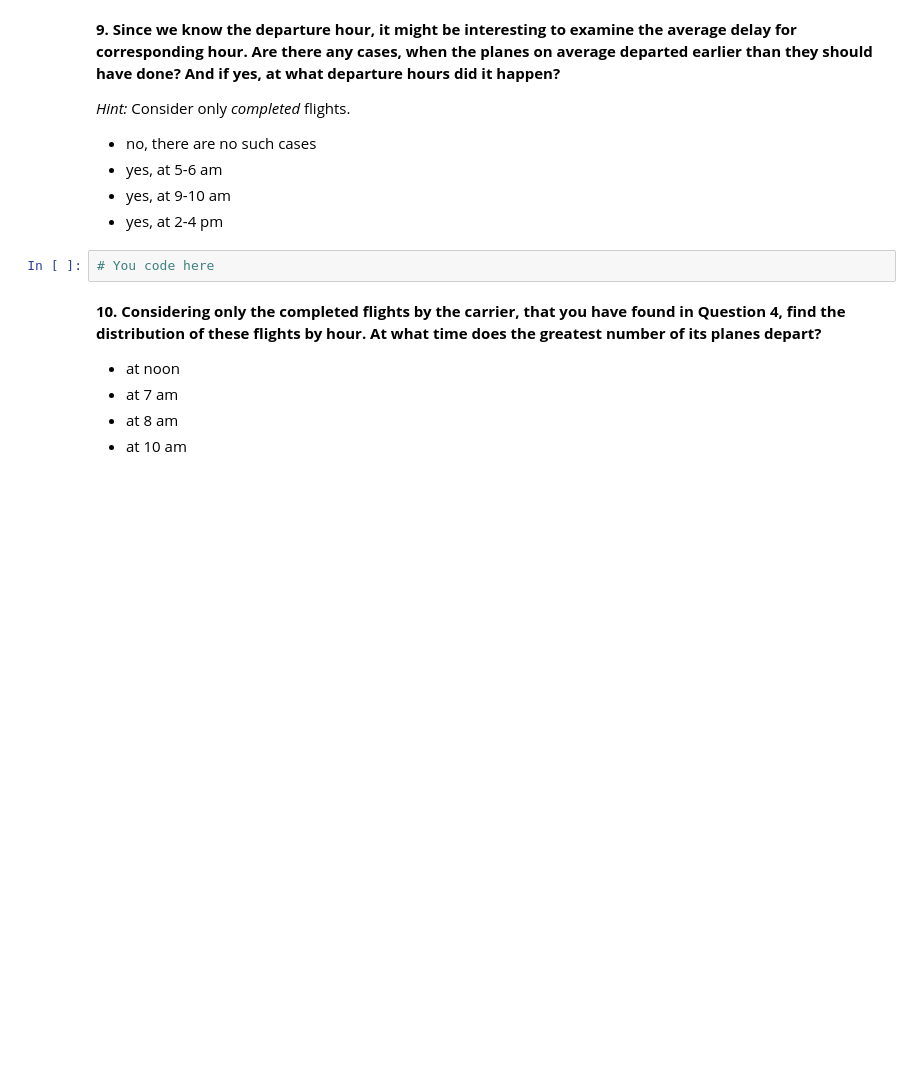
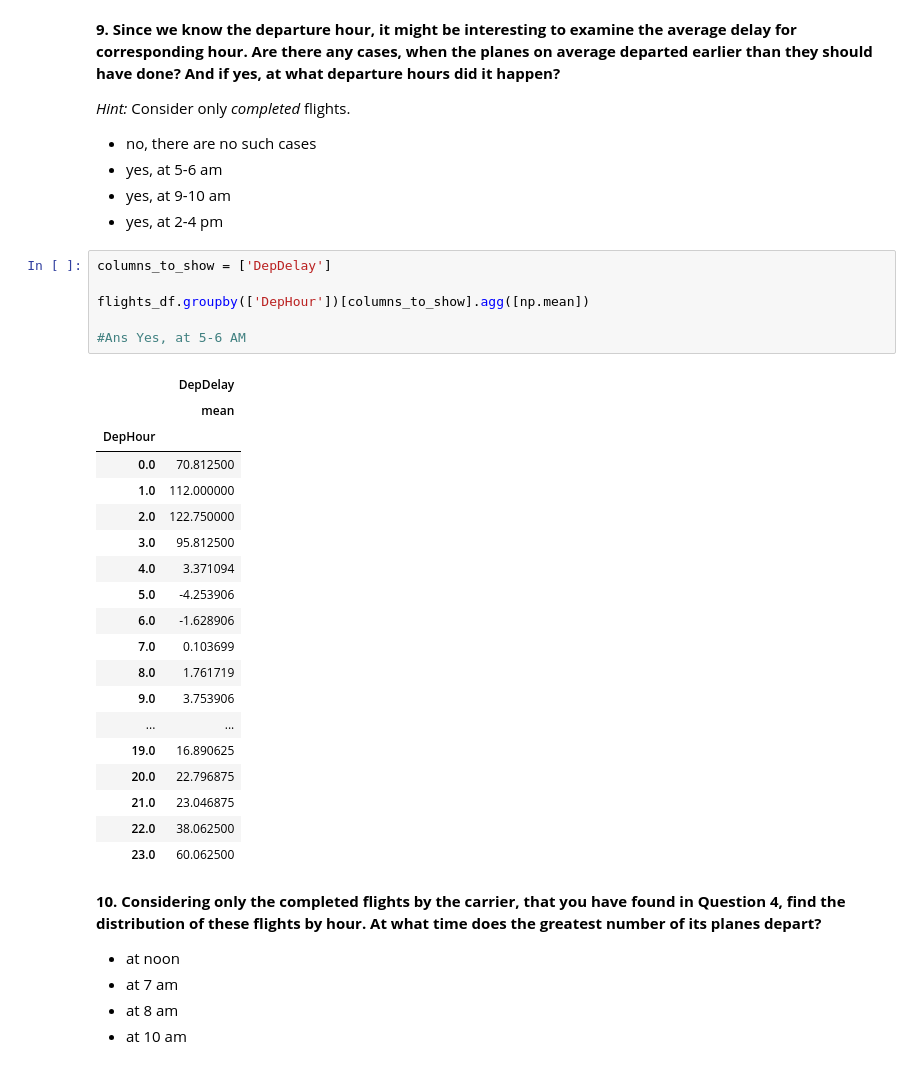
Before and after one commit to awkepler/Data-Analysis-with-Python, a Jupyter notebook: assignment1_USA_flights_EDA.ipynb, the cells around one changed output. Drawn from its saved outputs; the diff is of its cells as text; blank space fills up the shorter version.

```diff
--- a/assignment1_USA_flights_EDA.ipynb
+++ b/assignment1_USA_flights_EDA.ipynb
@@ -374,8 +490,32 @@ Name: Cancelled, dtype: int64
 - yes, at 5-6 am
 - yes, at 9-10 am
 - yes, at 2-4 pm
-# %%
-# You code here
+# %%
+columns_to_show = ['DepDelay']
+
+flights_df.groupby(['DepHour'])[columns_to_show].agg([np.mean])
+
+#Ans Yes, at 5-6 AM
+# %% [output]
+|  | DepDelay |
+|  | mean |
+| DepHour |  |
+| 0.0 | 70.812500 |
+| 1.0 | 112.000000 |
+| 2.0 | 122.750000 |
+| 3.0 | 95.812500 |
+| 4.0 | 3.371094 |
+| 5.0 | -4.253906 |
+| 6.0 | -1.628906 |
+| 7.0 | 0.103699 |
+| 8.0 | 1.761719 |
+| 9.0 | 3.753906 |
+| ... | ... |
+| 19.0 | 16.890625 |
+| 20.0 | 22.796875 |
+| 21.0 | 23.046875 |
+| 22.0 | 38.062500 |
+| 23.0 | 60.062500 |
 # %% [markdown]
 **10. Considering only the completed flights by the carrier, that you have found in Question 4, find the distribution of these flights by hour. At what time does the greatest number of its planes depart?**<br>
 
```
Also changed, not shown: parts of 17 cells of this notebook.
